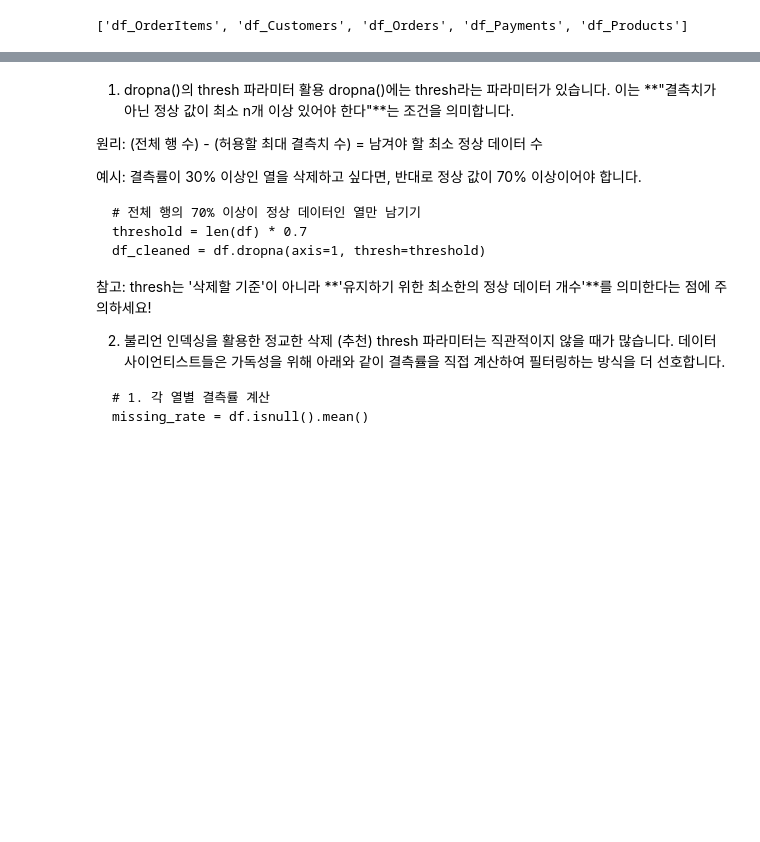
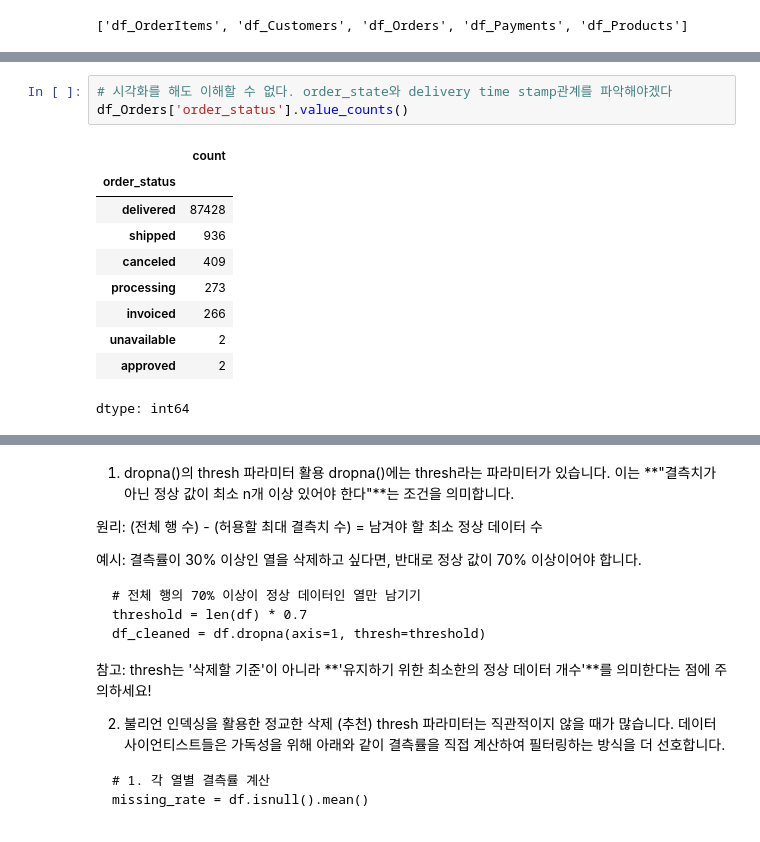
Before and after one commit to nasnah-hansan/Pandas, a Jupyter notebook: Pandas_practice_0.ipynb, the cells around one changed output, grey strips where cells are left out. Cells and saved outputs as stored; diff of their text form; blank space fills up the shorter version.

```diff
--- a/Pandas_practice_0.ipynb
+++ b/Pandas_practice_0.ipynb
@@ -195,0 +130,14 @@ dtype: float64
+# %%
+# 시각화를 해도 이해할 수 없다. order_state와 delivery time stamp관계를 파악해야겠다
+df_Orders['order_status'].value_counts()
+# %% [output]
+|  | count |
+| order_status |  |
+| delivered | 87428 |
+| shipped | 936 |
+| canceled | 409 |
+| processing | 273 |
+| invoiced | 266 |
+| unavailable | 2 |
+| approved | 2 |
+dtype: int64
```
Also changed, not shown: parts of 17 cells of this notebook.
